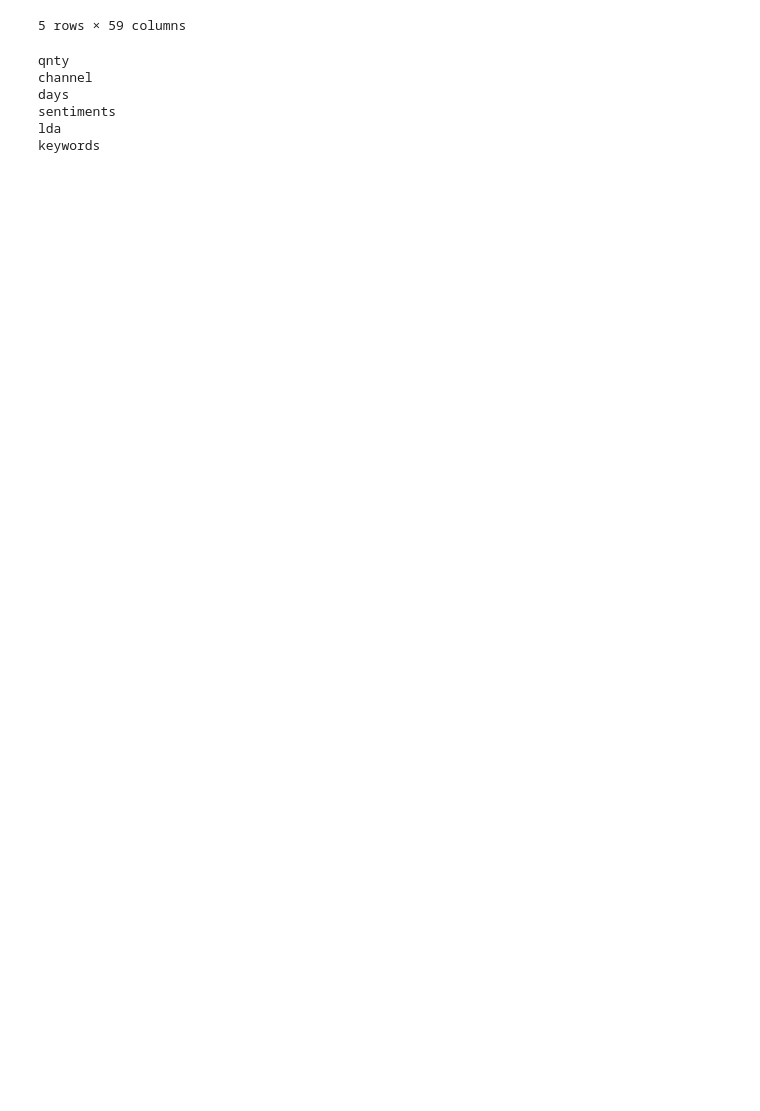
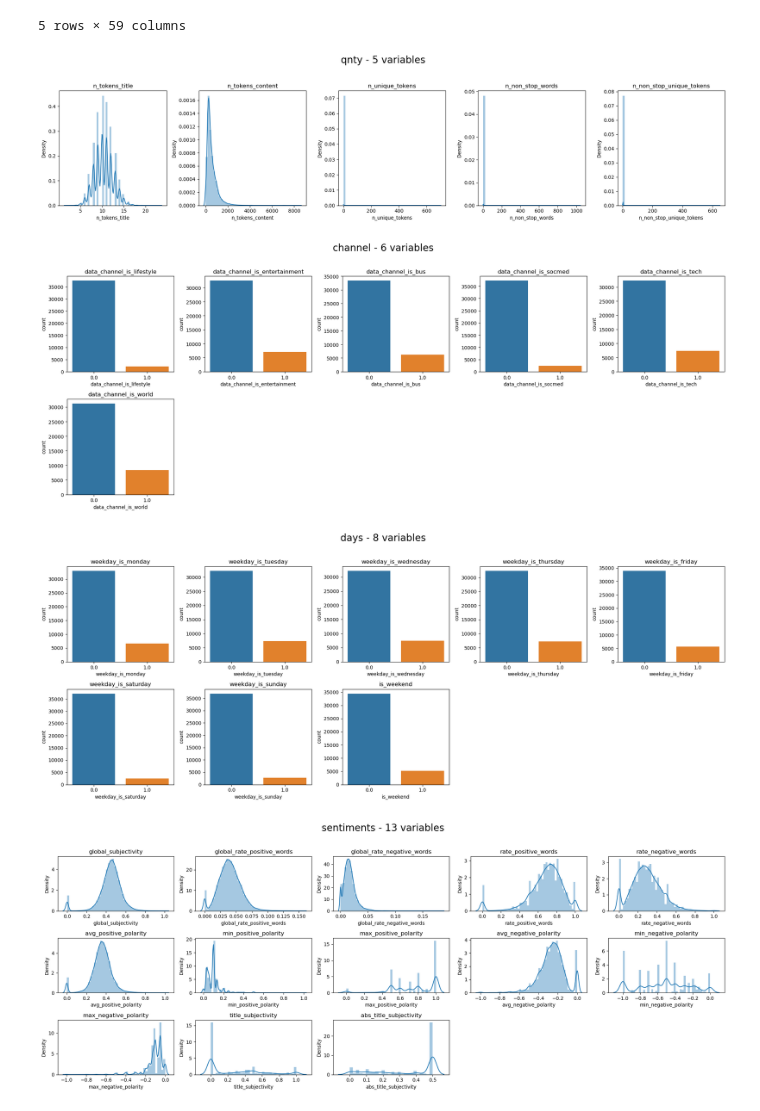
Before and after one commit to tomaspemora/desafio-latam-tareas-BA-TP, a Jupyter notebook: machine_learning/desafio_evaluado_5/desafio_ev.ipynb, the cells around one changed output. Saved outputs shown, nothing was run; the diff lists cells and outputs as text; code cells hidden in the pictures; blank space fills up the shorter version.

```diff
--- a/machine_learning/desafio_evaluado_5/desafio_ev.ipynb
+++ b/machine_learning/desafio_evaluado_5/desafio_ev.ipynb
@@ -67,20 +114,21 @@ df.head()
 5 rows × 59 columns
 # %%
 groups = {
-            "qnty": qnty,
-            "channel": channel,
-            "days": days,
-            "sentiments": sentiments,
-            "lda": lda,
-            "keywords": keywords
-        }
+            "qnty": (qnty, sns.distplot, 5),
+            "channel": (channel, sns.countplot, 8),
+            "days": (days, sns.countplot, 8),
+            "sentiments": (sentiments, sns.distplot, 8),
+            "lda": (lda, sns.distplot,5 ),
+            "keywords": (keywords, sns.distplot,8 )
+}
+import warnings
+warnings.filterwarnings("ignore")
 for k,v in groups.items():
-    print(k)
-    # utils.cat_num_rate_analysis(v)
+    a=1
+    plt.figure(figsize=(20,v[2])).suptitle(f"{k} - {len(v[0].columns)} variables\n" , fontsize=20)
+    helpers.grid_plot_batch(v[0], 5, v[1])
 # %% [output]
-qnty
-channel
-days
-sentiments
-lda
-keywords
+[figure, added]
+[figure, added]
+[figure, added]
+[figure, added]
```
Also changed, not shown: parts of 22 cells of this notebook, 2 other files.
